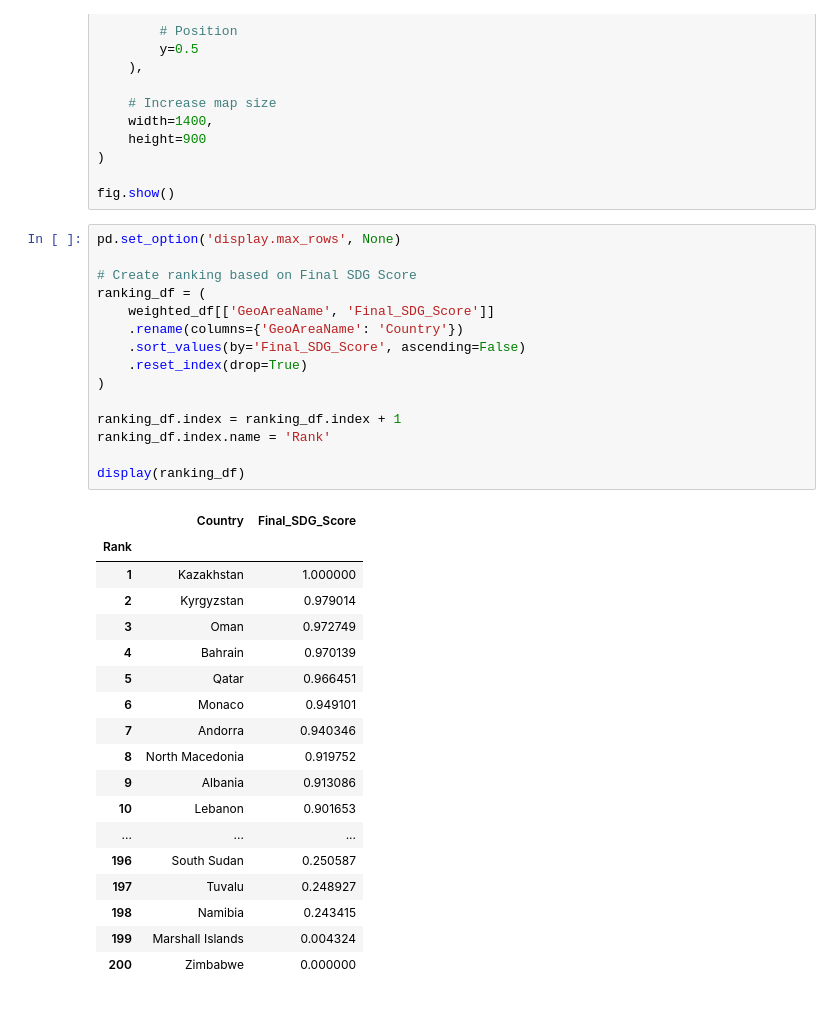
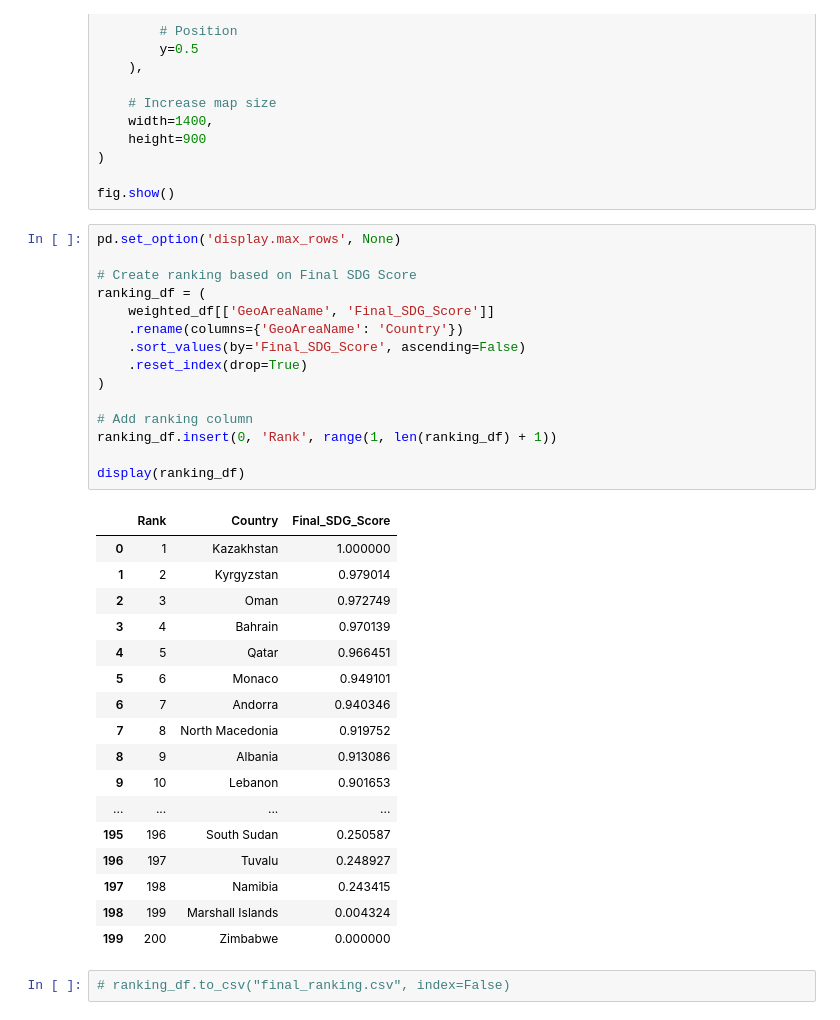
Before and after one commit to frogosorap/SDGReadinessIndex, a Jupyter notebook: CA1.ipynb, the cells around one changed output. Drawn from its saved outputs; the diff is of its cells as text.

```diff
--- a/CA1.ipynb
+++ b/CA1.ipynb
@@ -725,34 +807,35 @@ fig.show()
 # %%
 pd.set_option('display.max_rows', None)
 
 # Create ranking based on Final SDG Score
 ranking_df = (
     weighted_df[['GeoAreaName', 'Final_SDG_Score']]
     .rename(columns={'GeoAreaName': 'Country'})
     .sort_values(by='Final_SDG_Score', ascending=False)
     .reset_index(drop=True)
 )
 
-ranking_df.index = ranking_df.index + 1
-ranking_df.index.name = 'Rank'
+# Add ranking column
+ranking_df.insert(0, 'Rank', range(1, len(ranking_df) + 1))
 
 display(ranking_df)
 # %% [output]
-|  | Country | Final_SDG_Score |
-| Rank |  |  |
-| 1 | Kazakhstan | 1.000000 |
-| 2 | Kyrgyzstan | 0.979014 |
-| 3 | Oman | 0.972749 |
-| 4 | Bahrain | 0.970139 |
-| 5 | Qatar | 0.966451 |
-| 6 | Monaco | 0.949101 |
-| 7 | Andorra | 0.940346 |
-| 8 | North Macedonia | 0.919752 |
-| 9 | Albania | 0.913086 |
-| 10 | Lebanon | 0.901653 |
-| ... | ... | ... |
-| 196 | South Sudan | 0.250587 |
-| 197 | Tuvalu | 0.248927 |
-| 198 | Namibia | 0.243415 |
-| 199 | Marshall Islands | 0.004324 |
-| 200 | Zimbabwe | 0.000000 |
+|  | Rank | Country | Final_SDG_Score |
+| 0 | 1 | Kazakhstan | 1.000000 |
+| 1 | 2 | Kyrgyzstan | 0.979014 |
+| 2 | 3 | Oman | 0.972749 |
+| 3 | 4 | Bahrain | 0.970139 |
+| 4 | 5 | Qatar | 0.966451 |
+| 5 | 6 | Monaco | 0.949101 |
+| 6 | 7 | Andorra | 0.940346 |
+| 7 | 8 | North Macedonia | 0.919752 |
+| 8 | 9 | Albania | 0.913086 |
+| 9 | 10 | Lebanon | 0.901653 |
+| ... | ... | ... | ... |
+| 195 | 196 | South Sudan | 0.250587 |
+| 196 | 197 | Tuvalu | 0.248927 |
+| 197 | 198 | Namibia | 0.243415 |
+| 198 | 199 | Marshall Islands | 0.004324 |
+| 199 | 200 | Zimbabwe | 0.000000 |
+# %%
+# ranking_df.to_csv("final_ranking.csv", index=False)
```
Also changed, not shown: parts of 1 cell of this notebook, 1 other file.
